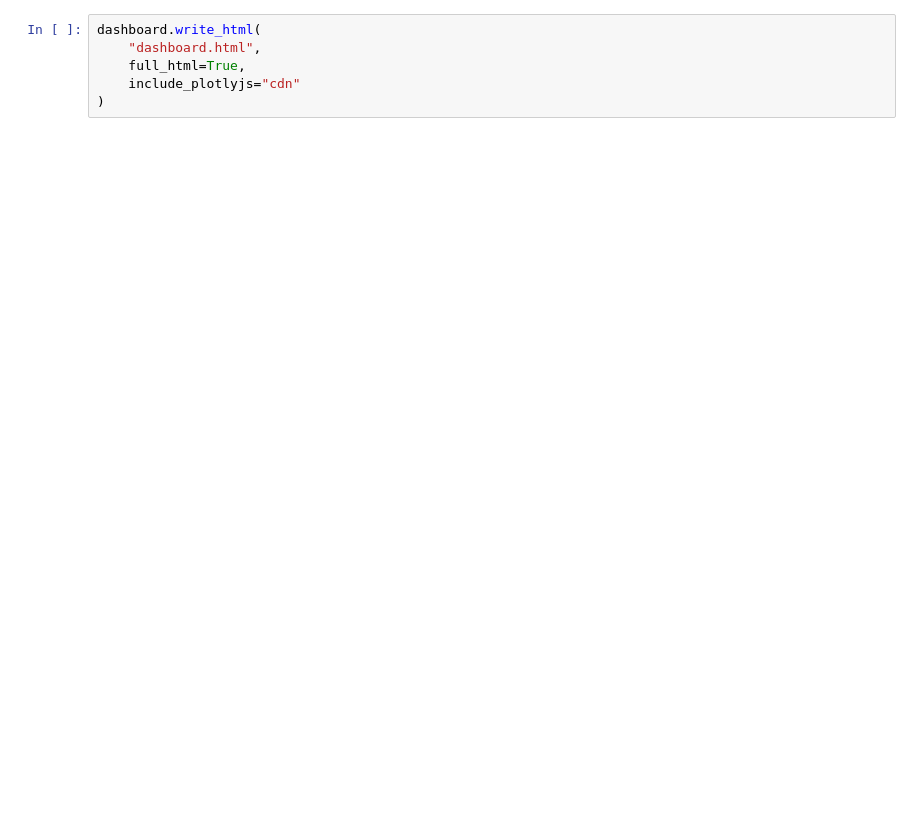
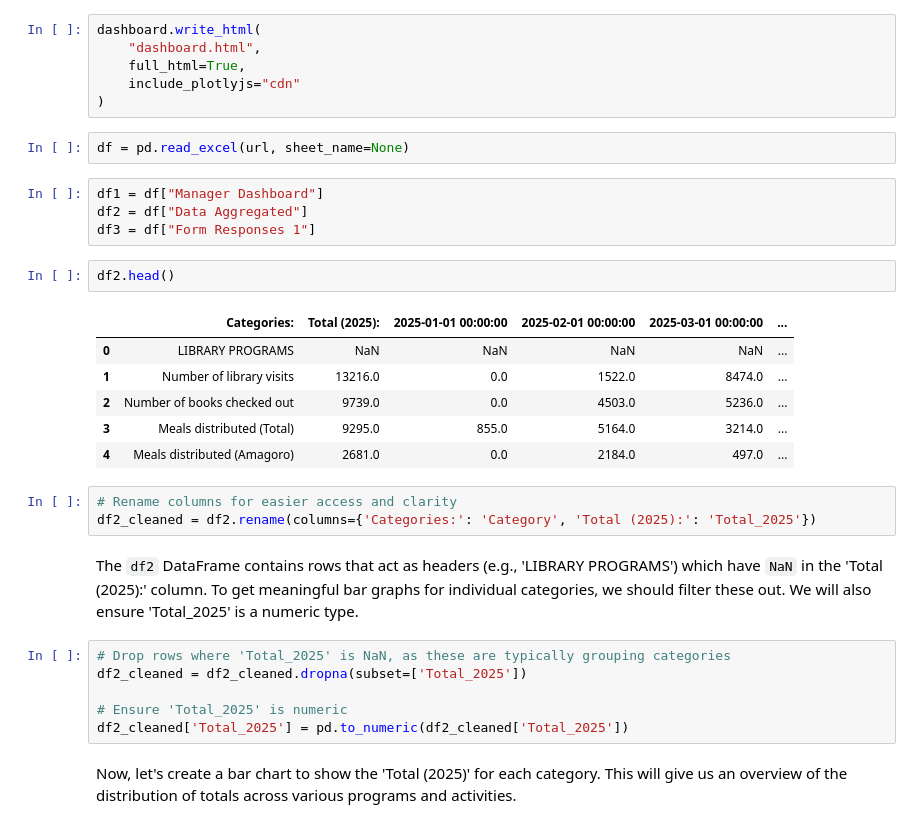
Before and after one commit to Ambrose-ikedi/Kiwimbi-Library-Interactive-Analytics-Dashboard, a Jupyter notebook: Kiwimbi_Library_Interactive_Analytic_Dashboard.ipynb, the cells around one changed output. Saved outputs shown, nothing was run; the diff lists cells and outputs as text; blank space fills up the shorter version.

```diff
--- a/Kiwimbi_Library_Interactive_Analytic_Dashboard.ipynb
+++ b/Kiwimbi_Library_Interactive_Analytic_Dashboard.ipynb
@@ -72,3 +72,31 @@ dashboard.write_html(
     full_html=True,
     include_plotlyjs="cdn"
 )
+# %%
+df = pd.read_excel(url, sheet_name=None)
+# %%
+df1 = df["Manager Dashboard"]
+df2 = df["Data Aggregated"]
+df3 = df["Form Responses 1"]
+# %%
+df2.head()
+# %% [output]
+|  | Categories: | Total (2025): | 2025-01-01 00:00:00 | 2025-02-01 00:00:00 | 2025-03-01 00:00:00 | ... |
+| 0 | LIBRARY PROGRAMS | NaN | NaN | NaN | NaN | ... |
+| 1 | Number of library visits | 13216.0 | 0.0 | 1522.0 | 8474.0 | ... |
+| 2 | Number of books checked out | 9739.0 | 0.0 | 4503.0 | 5236.0 | ... |
+| 3 | Meals distributed (Total) | 9295.0 | 855.0 | 5164.0 | 3214.0 | ... |
+| 4 | Meals distributed (Amagoro) | 2681.0 | 0.0 | 2184.0 | 497.0 | ... |
+# %%
+# Rename columns for easier access and clarity
+df2_cleaned = df2.rename(columns={'Categories:': 'Category', 'Total (2025):': 'Total_2025'})
+# %% [markdown]
+The `df2` DataFrame contains rows that act as headers (e.g., 'LIBRARY PROGRAMS') which have `NaN` in the 'Total (2025):' column. To get meaningful bar graphs for individual categories, we should filter these out. We will also ensure 'Total_2025' is a numeric type.
+# %%
+# Drop rows where 'Total_2025' is NaN, as these are typically grouping categories
+df2_cleaned = df2_cleaned.dropna(subset=['Total_2025'])
+
+# Ensure 'Total_2025' is numeric
+df2_cleaned['Total_2025'] = pd.to_numeric(df2_cleaned['Total_2025'])
+# %% [markdown]
+Now, let's create a bar chart to show the 'Total (2025)' for each category. This will give us an overview of the distribution of totals across various programs and activities.
```
Also changed, not shown: parts of 1 cell of this notebook.
